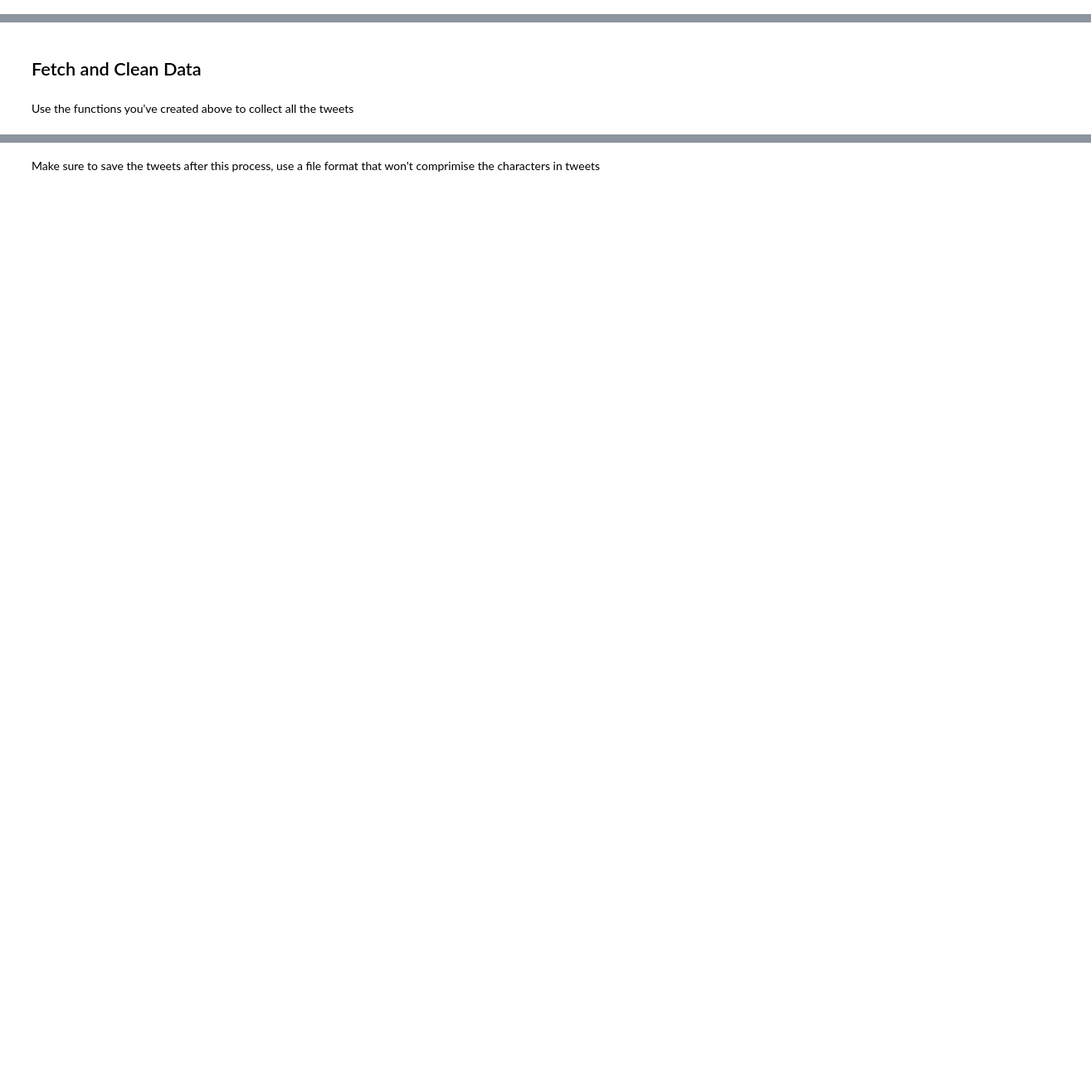
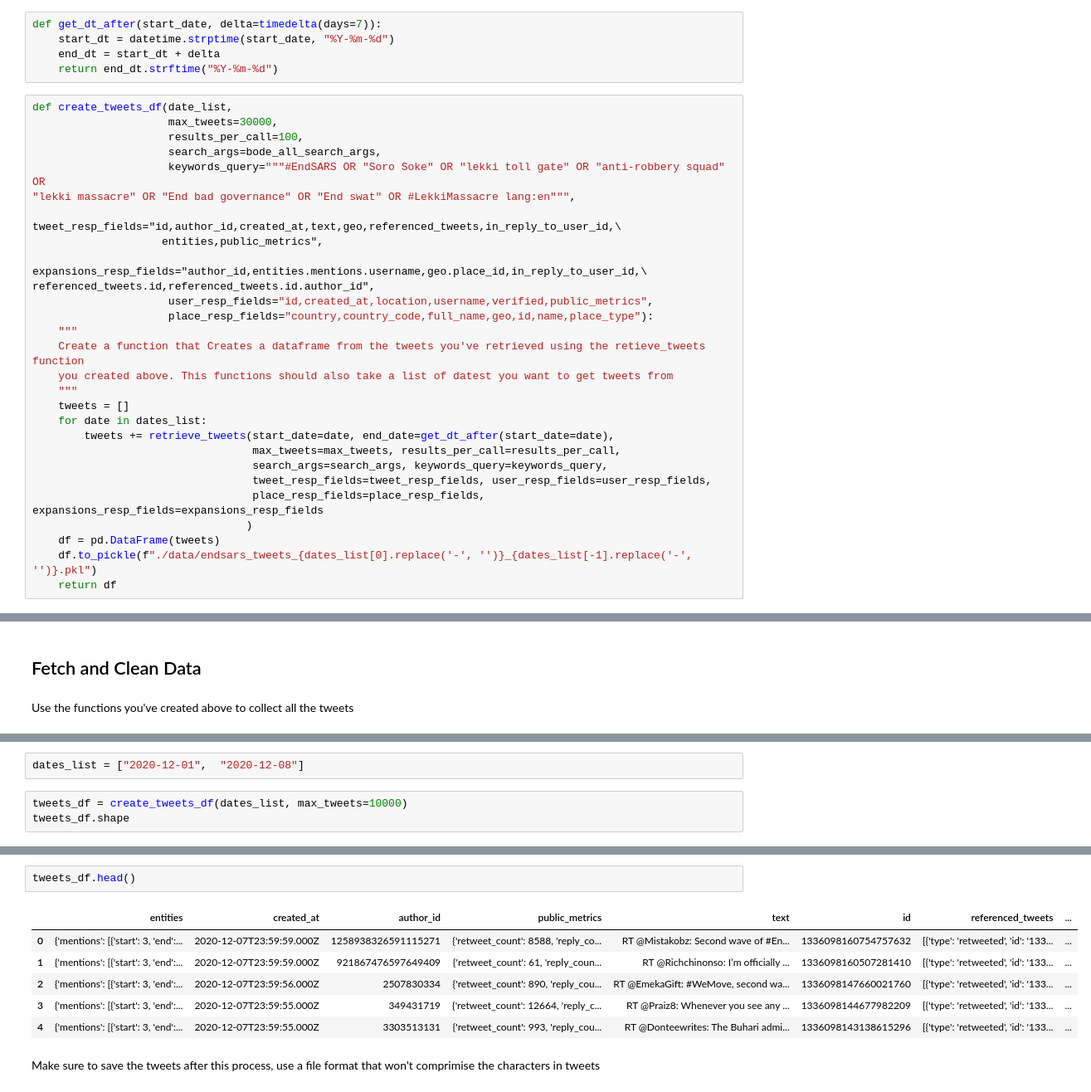
Before and after one commit to DataJediAcademy/endsars-twitter-analysis, a Jupyter notebook: EndSARS_Twitter_Analysis.ipynb, the cells around one changed output, grey strips where cells are left out. Shown: that part at 83% size. Drawn from its saved outputs; the diff is of its cells as text; blank space fills up the shorter version.

Commit message:
added functions to get data atuomatically

```diff
--- a/EndSARS_Twitter_Analysis.ipynb
+++ b/EndSARS_Twitter_Analysis.ipynb
@@ -45,0 +78,33 @@ def create_tweets_df():
+# %%
+def get_dt_after(start_date, delta=timedelta(days=7)):
+    start_dt = datetime.strptime(start_date, "%Y-%m-%d")
+    end_dt = start_dt + delta
+    return end_dt.strftime("%Y-%m-%d")
+# %%
+def create_tweets_df(date_list,
+                     max_tweets=30000,
+                     results_per_call=100,
+                     search_args=bode_all_search_args,
+                     keywords_query="""#EndSARS OR "Soro Soke" OR "lekki toll gate" OR "anti-robbery squad" OR
+"lekki massacre" OR "End bad governance" OR "End swat" OR #LekkiMassacre lang:en""",
+                     tweet_resp_fields="id,author_id,created_at,text,geo,referenced_tweets,in_reply_to_user_id,\
+                    entities,public_metrics",
+                     expansions_resp_fields="author_id,entities.mentions.username,geo.place_id,in_reply_to_user_id,\
+referenced_tweets.id,referenced_tweets.id.author_id",
+                     user_resp_fields="id,created_at,location,username,verified,public_metrics",
+                     place_resp_fields="country,country_code,full_name,geo,id,name,place_type"):
+    """
+    Create a function that Creates a dataframe from the tweets you've retrieved using the retieve_tweets function
+    you created above. This functions should also take a list of datest you want to get tweets from
+    """
+    tweets = []
+    for date in dates_list:
+        tweets += retrieve_tweets(start_date=date, end_date=get_dt_after(start_date=date),
+                                  max_tweets=max_tweets, results_per_call=results_per_call,
+                                  search_args=search_args, keywords_query=keywords_query,
+                                  tweet_resp_fields=tweet_resp_fields, user_resp_fields=user_resp_fields,
+                                  place_resp_fields=place_resp_fields, expansions_resp_fields=expansions_resp_fields
+                                 )
+    df = pd.DataFrame(tweets)
+    df.to_pickle(f"./data/endsars_tweets_{dates_list[0].replace('-', '')}_{dates_list[-1].replace('-', '')}.pkl")
+    return df
@@ -58,0 +121,5 @@ tweets_df.shape
+# %%
+dates_list = ["2020-12-01",  "2020-12-08"]
+# %%
+tweets_df = create_tweets_df(dates_list, max_tweets=10000)
+tweets_df.shape
@@ -59,2 +145,11 @@ tweets_df.shape
+# %%
+tweets_df.head()
+# %% [output]
+|  | entities | created_at | author_id | public_metrics | text | id | referenced_tweets | ... |
+| 0 | {'mentions': [{'start': 3, 'end':... | 2020-12-07T23:59:59.000Z | 1258938326591115271 | {'retweet_count': 8588, 'reply_co... | RT @Mistakobz: Second wave of #En... | 1336098160754757632 | [{'type': 'retweeted', 'id': '133... | ... |
+| 1 | {'mentions': [{'start': 3, 'end':... | 2020-12-07T23:59:59.000Z | 921867476597649409 | {'retweet_count': 61, 'reply_coun... | RT @Richchinonso: I’m officially ... | 1336098160507281410 | [{'type': 'retweeted', 'id': '133... | ... |
+| 2 | {'mentions': [{'start': 3, 'end':... | 2020-12-07T23:59:56.000Z | 2507830334 | {'retweet_count': 890, 'reply_cou... | RT @EmekaGift: #WeMove, second wa... | 1336098147660021760 | [{'type': 'retweeted', 'id': '133... | ... |
+| 3 | {'mentions': [{'start': 3, 'end':... | 2020-12-07T23:59:55.000Z | 349431719 | {'retweet_count': 12664, 'reply_c... | RT @Praiz8: Whenever you see any ... | 1336098144677982209 | [{'type': 'retweeted', 'id': '133... | ... |
+| 4 | {'mentions': [{'start': 3, 'end':... | 2020-12-07T23:59:55.000Z | 3303513131 | {'retweet_count': 993, 'reply_cou... | RT @Donteewrites: The Buhari admi... | 1336098143138615296 | [{'type': 'retweeted', 'id': '133... | ... |
 # %% [markdown]
 Make sure to save the tweets after this process, use a file format that won't comprimise the characters in tweets
```
Also changed, not shown: parts of 14 cells of this notebook.
